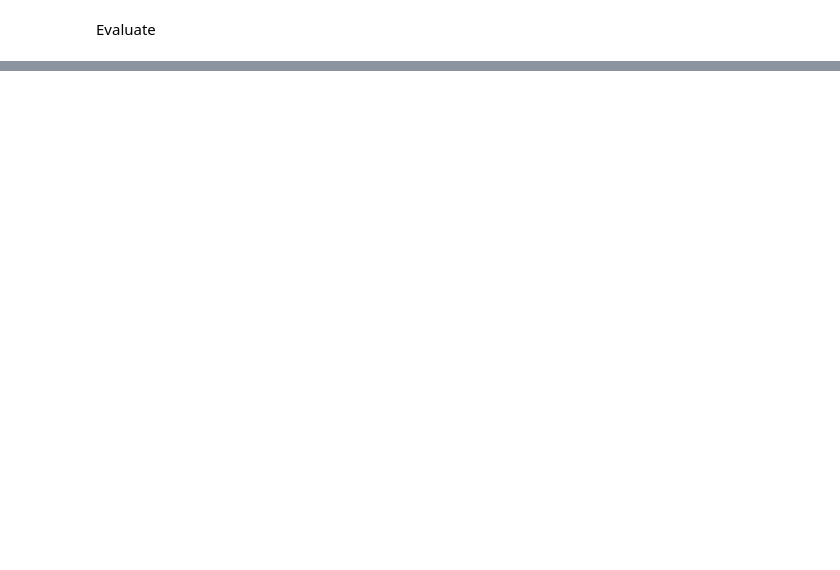
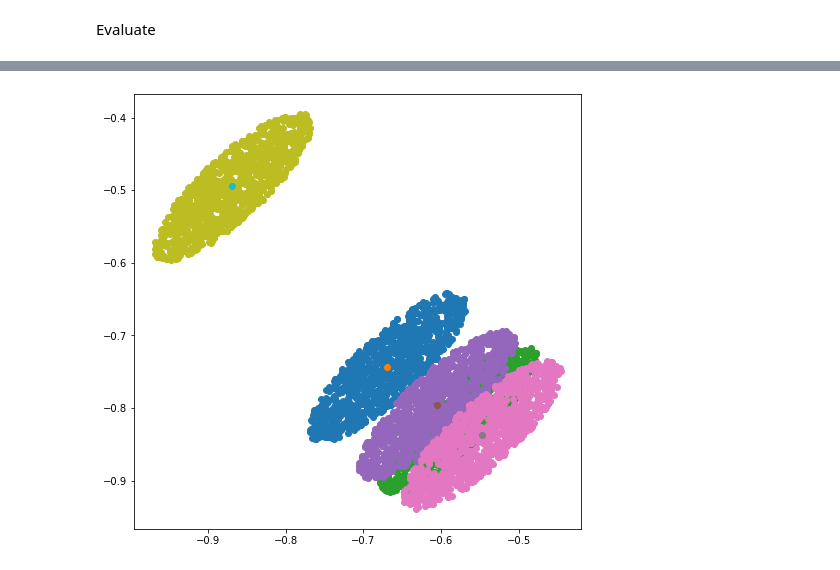
Before and after one commit to HamidrezaKmK/ood-detection, a Jupyter notebook: notebooks/ood_toy_example.ipynb, the cells around one changed output, grey strips where cells are left out. Cells and saved outputs as stored; diff of their text form; code cells hidden in the pictures; blank space fills up the shorter version.

```diff
--- a/notebooks/ood_toy_example.ipynb
+++ b/notebooks/ood_toy_example.ipynb
@@ -21,6 +23,7 @@ from model_zoo.datasets.generated import Sphere
 from model_zoo.datasets.utils import OmitLabels
 
 dataset = Sphere('', 'test', manifold_dim=1, ambient_dim=2, mu=np.array([-3, -3]))
+data_vec = dataset.x
 dataloader = DataLoader(OmitLabels(dataset), batch_size=50)
 # %%
 import matplotlib.pyplot as plt
@@ -85,0 +87,7 @@ IndexError: too many indices for tensor of dimension 4
+# %%
+plt.figure(figsize=(8, 8))
+for index in range(5):
+    plt.scatter(ellipsoid_samples[index][:, 0], ellipsoid_samples[index][:, 1])
+    plt.scatter(data_vec[index][:1], data_vec[index][1:])
+# %% [output]
+[figure, added]
```
Also changed, not shown: parts of 4 cells of this notebook.
